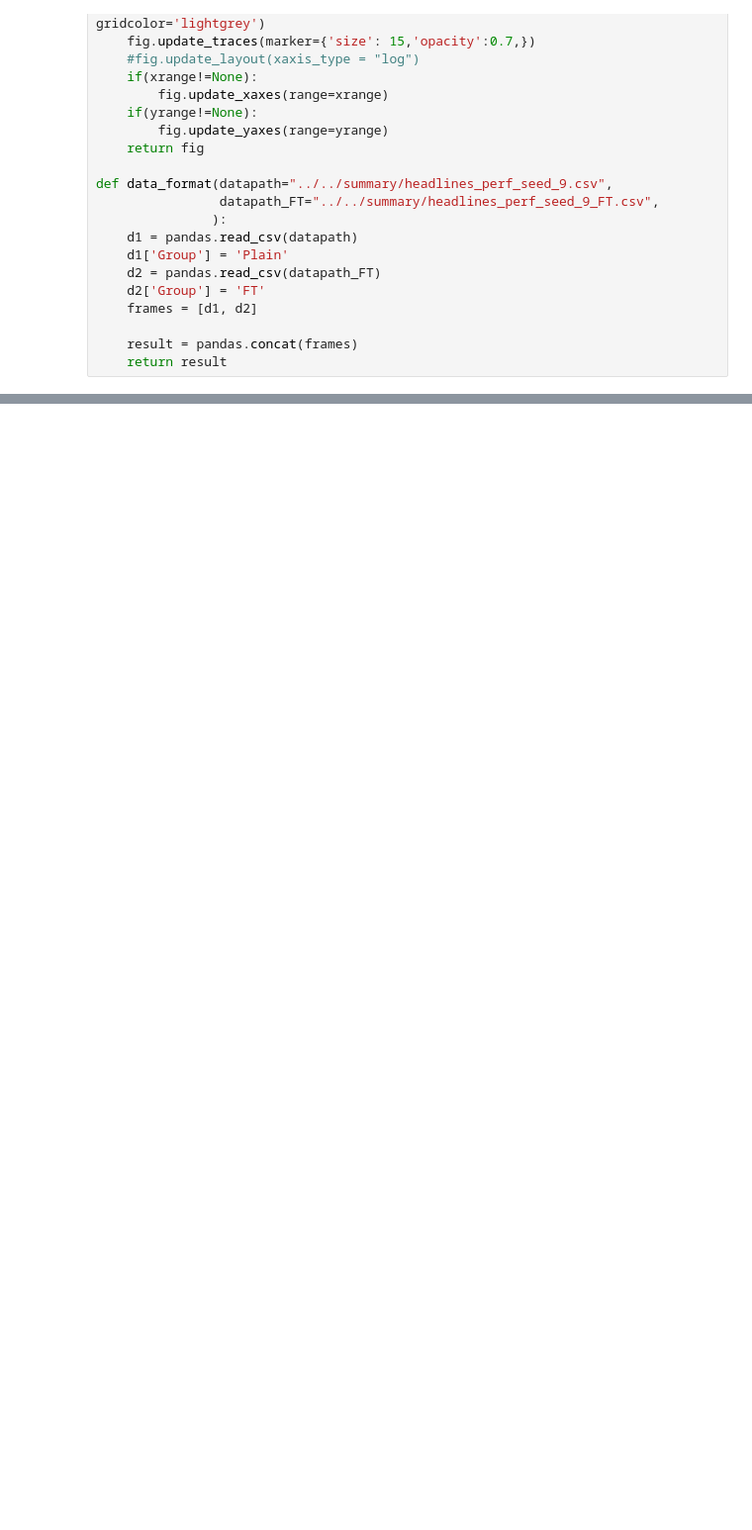
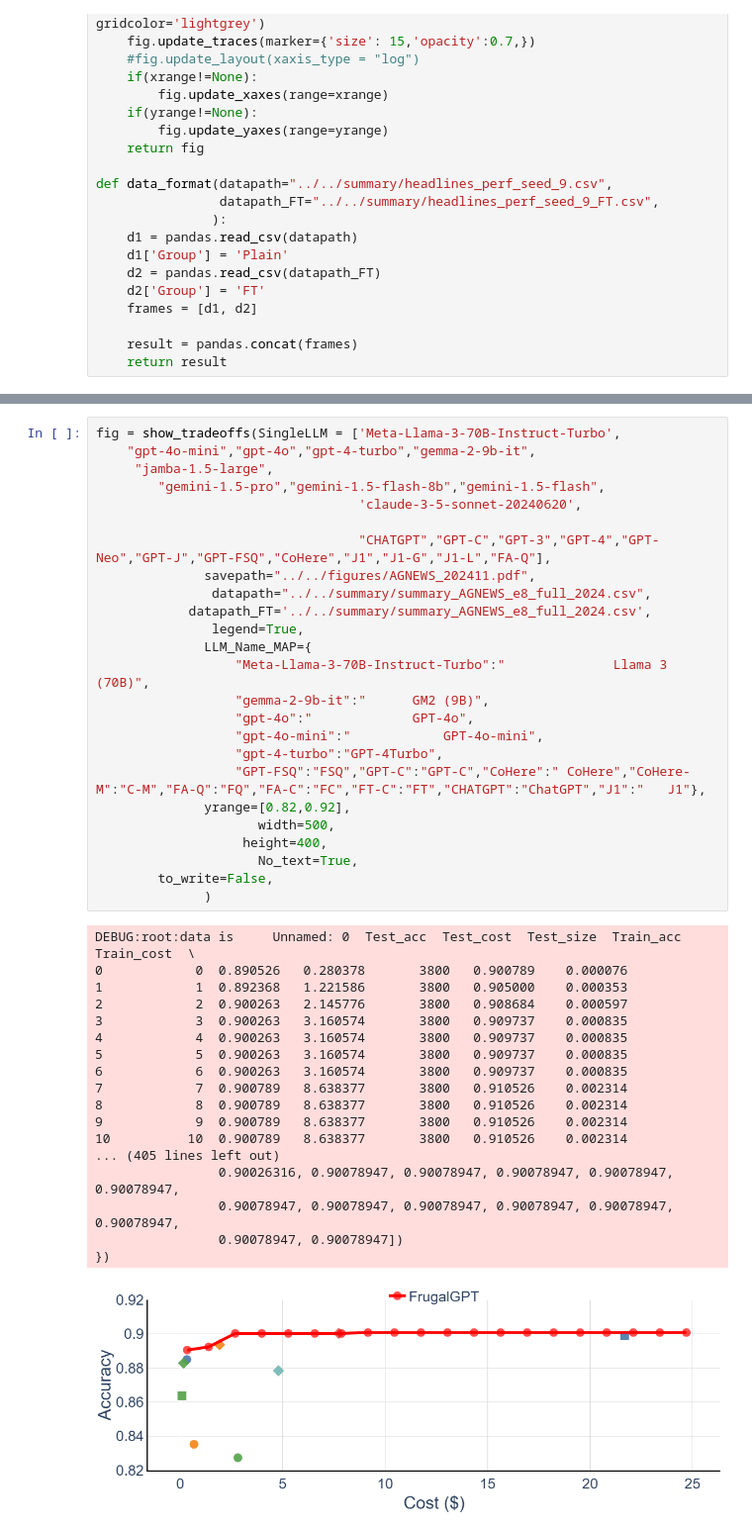
Before and after one commit to stanford-futuredata/FrugalGPT, a Jupyter notebook: src/visualize/visualize_tradeoffs_newmodels.ipynb, the cells around one changed output, grey strips where cells are left out. Shown: that part at 99% size. Cells and saved outputs as stored; diff of their text form; blank space fills up the shorter version.

```diff
--- a/src/visualize/visualize_tradeoffs_newmodels.ipynb
+++ b/src/visualize/visualize_tradeoffs_newmodels.ipynb
@@ -355,0 +358,44 @@ DEBUG:root:data is     Unnamed: 0  Test_acc  Test_cost  Test_size  Train_acc  Tr
+# %%
+fig = show_tradeoffs(SingleLLM = ['Meta-Llama-3-70B-Instruct-Turbo',
+    "gpt-4o-mini","gpt-4o","gpt-4-turbo","gemma-2-9b-it",
+     "jamba-1.5-large",
+        "gemini-1.5-pro","gemini-1.5-flash-8b","gemini-1.5-flash",
+                                  'claude-3-5-sonnet-20240620',
+
+                                  "CHATGPT","GPT-C","GPT-3","GPT-4","GPT-Neo","GPT-J","GPT-FSQ","CoHere","J1","J1-G","J1-L","FA-Q"],
+              savepath="../../figures/AGNEWS_202411.pdf",
+               datapath="../../summary/summary_AGNEWS_e8_full_2024.csv",
+            datapath_FT='../../summary/summary_AGNEWS_e8_full_2024.csv',
+               legend=True,
+              LLM_Name_MAP={
+                  "Meta-Llama-3-70B-Instruct-Turbo":"              Llama 3 (70B)",
+                  "gemma-2-9b-it":"      GM2 (9B)",
+                  "gpt-4o":"             GPT-4o",
+                  "gpt-4o-mini":"            GPT-4o-mini",
+                  "gpt-4-turbo":"GPT-4Turbo",
+                  "GPT-FSQ":"FSQ","GPT-C":"GPT-C","CoHere":" CoHere","CoHere-M":"C-M","FA-Q":"FQ","FA-C":"FC","FT-C":"FT","CHATGPT":"ChatGPT","J1":"   J1"},
+              yrange=[0.82,0.92],
+                     width=500,
+                   height=400,
+                     No_text=True,
+        to_write=False,
+              )
+# %% [output]
+DEBUG:root:data is     Unnamed: 0  Test_acc  Test_cost  Test_size  Train_acc  Train_cost  \
+0            0  0.890526   0.280378       3800   0.900789    0.000076
+1            1  0.892368   1.221586       3800   0.905000    0.000353
+2            2  0.900263   2.145776       3800   0.908684    0.000597
+3            3  0.900263   3.160574       3800   0.909737    0.000835
+4            4  0.900263   3.160574       3800   0.909737    0.000835
+5            5  0.900263   3.160574       3800   0.909737    0.000835
+6            6  0.900263   3.160574       3800   0.909737    0.000835
+7            7  0.900789   8.638377       3800   0.910526    0.002314
+8            8  0.900789   8.638377       3800   0.910526    0.002314
+9            9  0.900789   8.638377       3800   0.910526    0.002314
+10          10  0.900789   8.638377       3800   0.910526    0.002314
+... (405 lines left out)
+                0.90026316, 0.90078947, 0.90078947, 0.90078947, 0.90078947, 0.90078947,
+                0.90078947, 0.90078947, 0.90078947, 0.90078947, 0.90078947, 0.90078947,
+                0.90078947, 0.90078947])
+})
+[figure, added]
```
Also changed, not shown: parts of 6 cells of this notebook, 4 other files.
